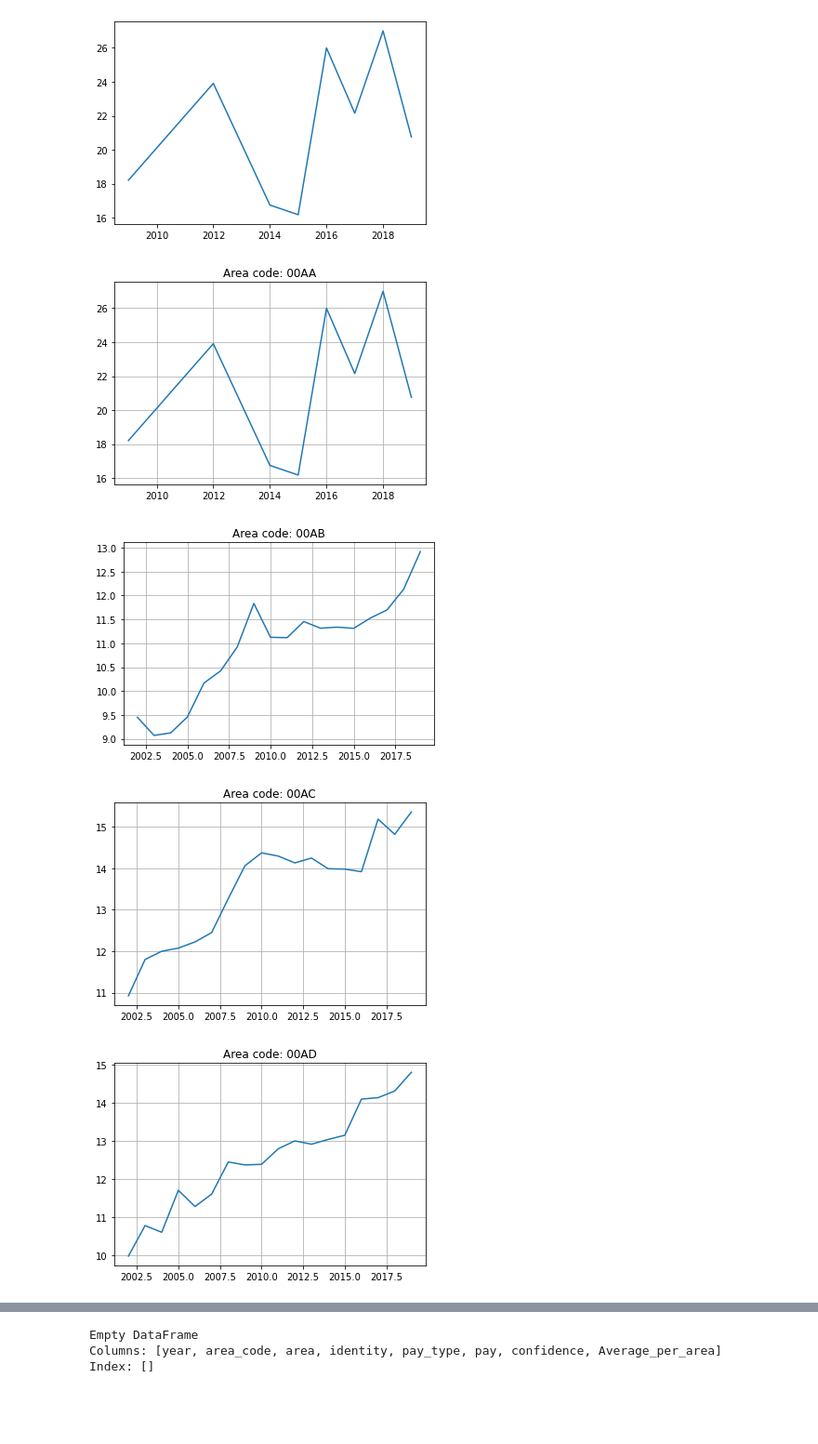
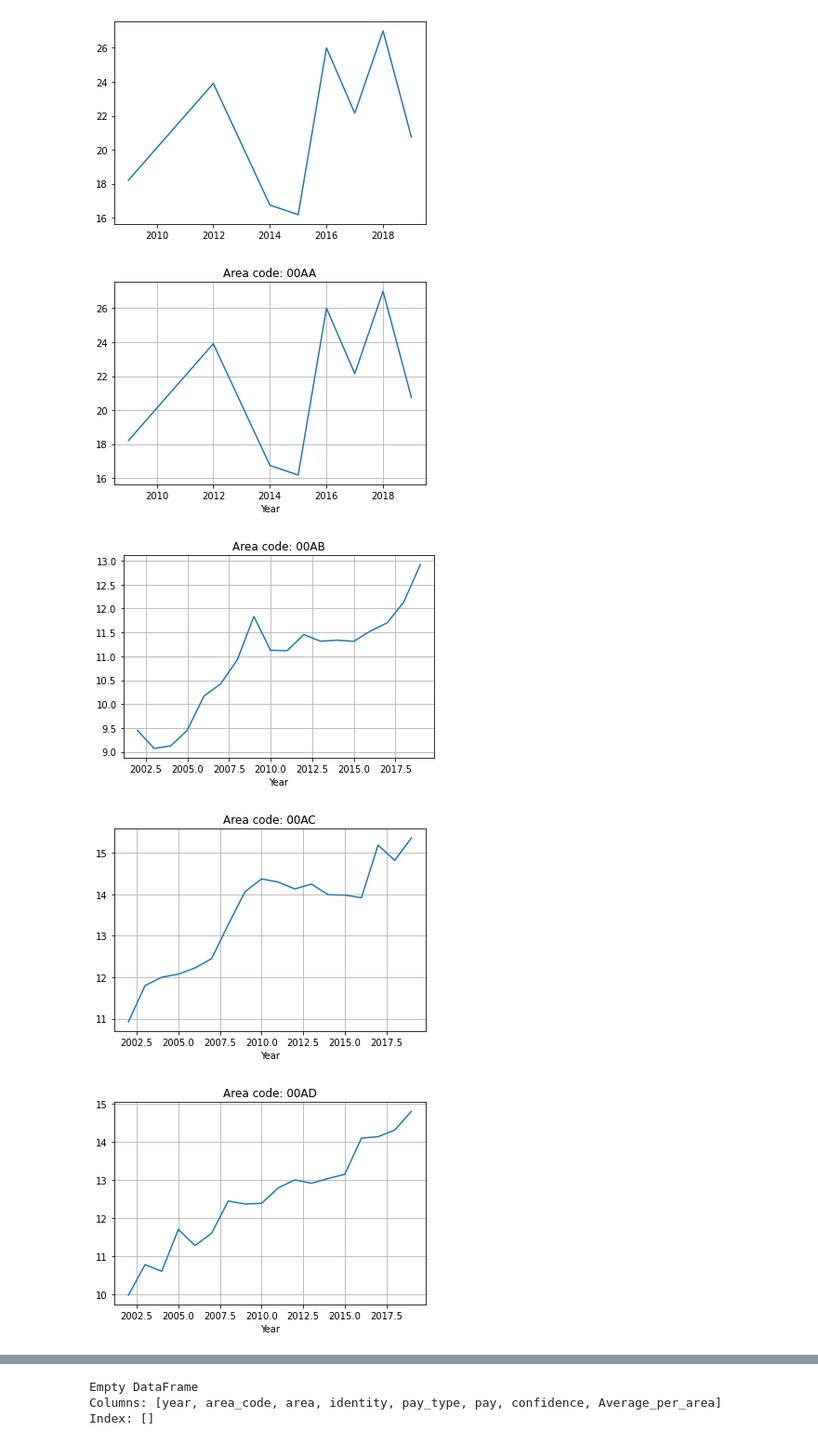
Before and after one commit to AlainRossier/datathon-20, a Jupyter notebook: Datathon_Ravi.ipynb, the cells around one changed output, grey strips where cells are left out. Shown at 93% size. Drawn from its saved outputs; the diff is of its cells as text; code cells hidden in the pictures; blank space fills up the shorter version.

```diff
--- a/Datathon_Ravi.ipynb
+++ b/Datathon_Ravi.ipynb
@@ -123,12 +123,13 @@ def area_compress_df(area_code):
 # %%
 for i in borough_df.area_code.unique():
   k = area_compress_df(i)
   plt.figure()
   plt.plot(k['year'],k['Average_per_area'])
   plt.title('Area code: '+i)
+  plt.xlabel('Year')
   plt.grid()
 # %% [output]
-[figure, old version]
+[figure, new version]
-[figure, old version]
+[figure, new version]
-[figure, old version]
+[figure, new version]
-[figure, old version]
+[figure, new version]
```
Also changed, not shown: parts of 2 cells of this notebook.
